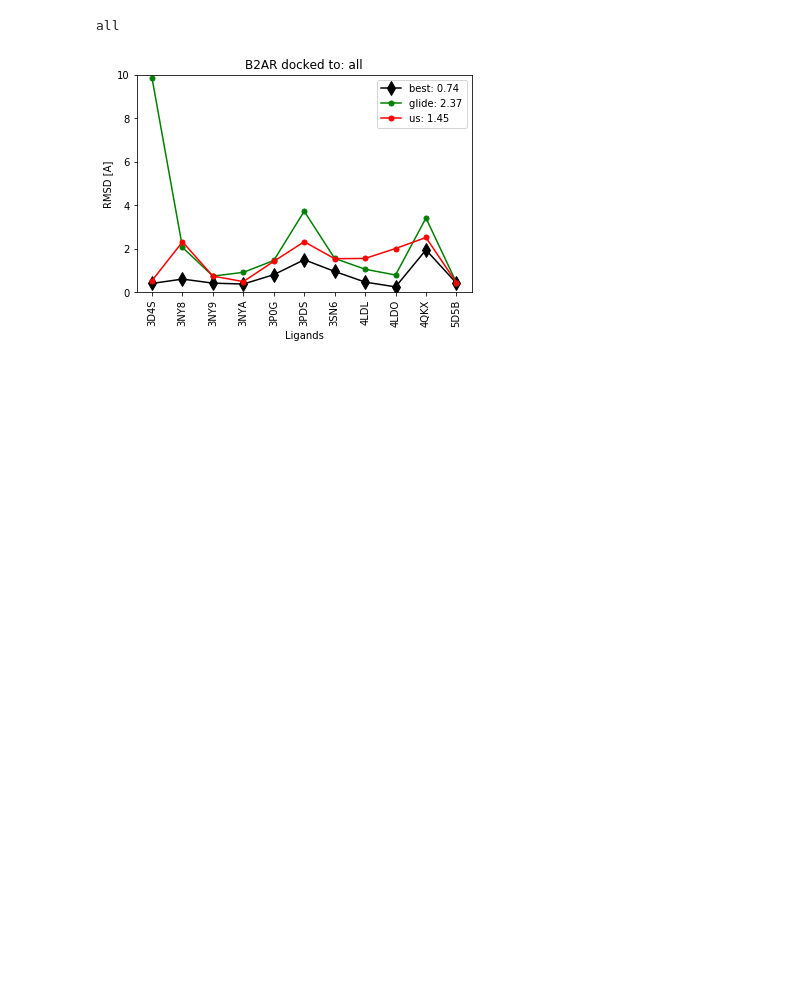
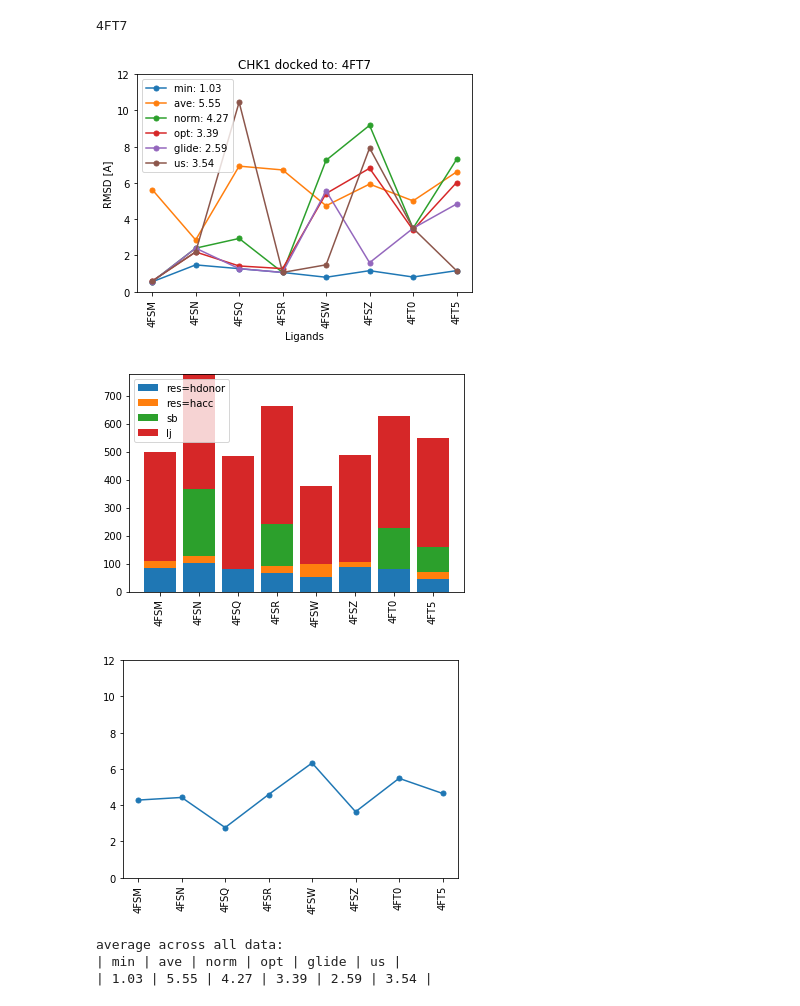
Before and after one commit to orangese/combind_multistruct_benchmarking, a Jupyter notebook: notebooks/main.ipynb, the cells around one changed output. Cells and saved outputs as stored; diff of their text form; code cells hidden in the pictures; blank space fills up the shorter version.

```diff
--- a/notebooks/main.ipynb
+++ b/notebooks/main.ipynb
@@ -118,14 +135,6 @@ for lig in ligs:
-# %%
-for l in xglides:
-    for s in xglides[l]:
-        for p in xglides[l][s].poses:
-            for r in xglides[l][s].poses[p].fp.feats:
-                if r > 1000:
-                    xglides[l][s].poses[p].fp.feats[str(int(r) - 1000)] = xglides[l][s].poses[p].fp.feats[r]
-                    del xglides[l][s].poses[p].fp.feats[r]
-
-for s in xcrystals:
-    for r in xcrystals[s].fp.feats:
-        if r > 1000:
-            xcrystals[s].fp.feats[str(int(r) - 1000)] = xglides[l][s].poses[p].fp.feats[r]
-            del xcrystals[s].fp.feats[r]
+# %%
+temp_lig = ['4LDL','4LDO','3NY9','3NYA','3D4S']
+temp_struct = '4LDO'
+
+scores = Scores(xglides, xcrystals, temp_lig, temp_struct, n)
+final_rmsds = plot_final_rmsds(scores, receptor+' docked to: '+temp_struct)
@@ -134,19 +153,36 @@ print xcrystals.keys()
 # %%
 ## STEP 4:
 ## score all pairs of ligands
 #print glides.keys()
 #best_rmsd_matrix = best_pose(glides.keys(), glides.keys(), glides, 50)
 #best_rmsd_matrix2 = best_pose(xglides.keys(), xglides.keys(), xglides, 25)
-us_final = []
-glide_final = []
-for struct in ['all']:#structs:
+
+all_final = {}
+
+for struct in ['4FT7']:
     print struct
 
-    scores = Scores(xglides, xcrystals, ligs, struct, n)
-    final_rmsds = plot_final_rmsds(scores, receptor+' docked to: '+struct)#, scores,'old dock: ')
-    if struct == 'all': continue
-    us_final.extend([i[1] for i in final_rmsds])
-    glide_final.extend([i[3] for i in final_rmsds])
+    filt_lig = [l for l in ligs if best_rmsd_matrix[structs.index(struct)][ligs.index(l)] < 1.5]
+    #filt_lig = ['4FT0','4FSW','4FSZ']
+    scores = Scores(xglides, xcrystals, filt_lig, struct, n)
+    final_rmsds = plot_final_rmsds(scores, receptor+' docked to: '+struct)
+    #if struct == 'all': continue
+
+    plot_score_breakdown(scores)
+    plot_n_rmsds(scores)
+
+    a = scores.all_analysis
+    for i in a:
+        if i not in all_final: all_final[i] = []
+        all_final[i].extend(a[i][1][:])
+
+print 'average across all data:'
+print_table(all_final)
 # %% [output]
-all
+4FT7
-[figure, old version]
+[figure, new version]
+[figure, added]
+[figure, added]
+average across all data:
+| min | ave | norm | opt | glide | us |
+| 1.03 | 5.55 | 4.27 | 3.39 | 2.59 | 3.54 |
```
Also changed, not shown: parts of 11 cells of this notebook, 5 other files.
